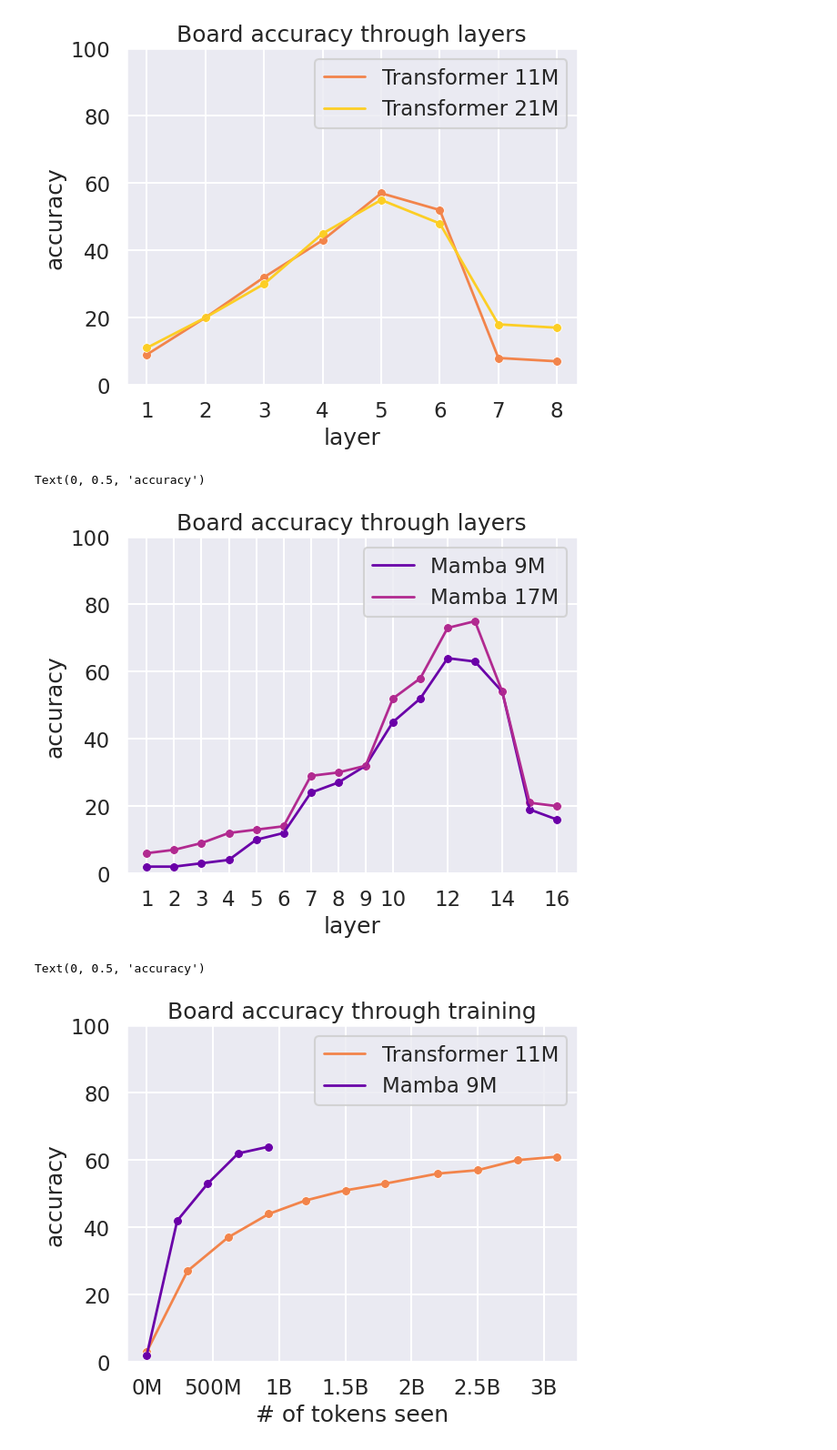
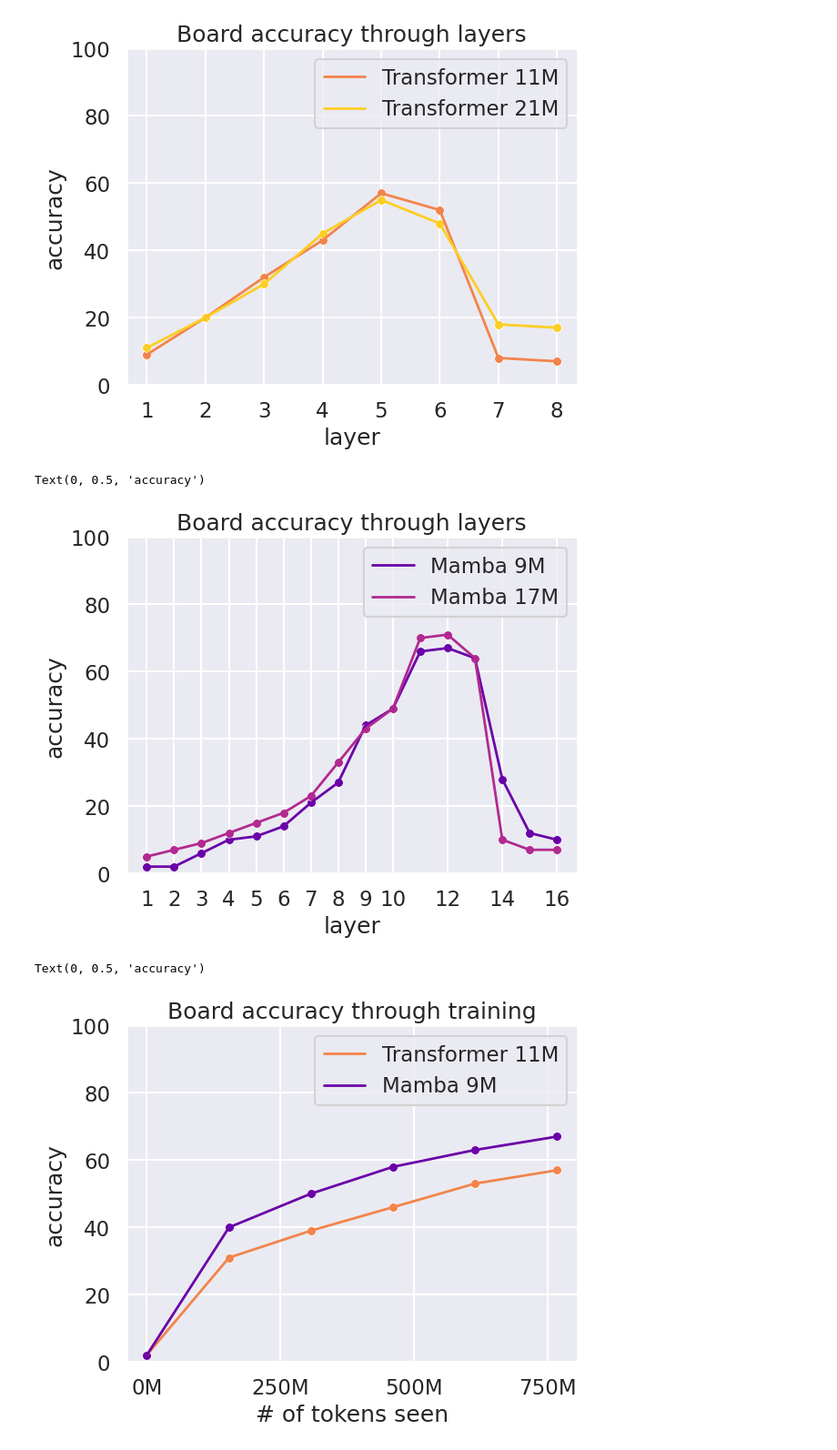
Before and after one commit to alxndrTL/othello_mamba, a Jupyter notebook: plots.ipynb, the cells around one changed output. Shown at 91% size. Drawn from its saved outputs; the diff is of its cells as text; code cells hidden in the pictures.

```diff
--- a/plots.ipynb
+++ b/plots.ipynb
@@ -43,8 +49,8 @@ Text(0, 0.5, 'accuracy')
 [figure]
 # %%
 x_data = [1, 2, 3, 4, 5, 6, 7, 8, 9, 10, 11, 12, 13, 14, 15, 16]
-y1 = [2, 2, 3, 4, 10, 12, 24, 27, 32, 45, 52, 64, 63, 54, 19, 16] # 9M board acc
-y2 = [6, 7, 9, 12, 13, 14, 29, 30, 32, 52, 58, 73, 75, 54, 21, 20] # 17M board acc
+y1 = [2, 2, 6, 10, 11, 14, 21, 27, 44, 49, 66, 67, 64, 28, 12, 10] # 9M board acc (sparkling-butterfly-50)
+y2 = [5, 7, 9, 12, 15, 18, 23, 33, 43, 49, 70, 71, 64, 10, 7, 7] # 17M board acc (stoic-lion-30)
 
 #sns.set_context('talk')
 sns.set_theme('talk')
@@ -63,35 +69,35 @@ ax.set_xlabel('layer')
 ax.set_ylabel('accuracy')
 # %% [output]
 Text(0, 0.5, 'accuracy')
-[figure, old version]
+[figure, new version]
 # %%
-x1 = [0, 307, 614, 922, 1200, 1500, 1800, 2200, 2500, 2800, 3100]
-y1 = [3, 27, 37, 44, 48, 51, 53, 56, 57, 60, 61] # 11M Transformer board acc
+x1 = [0, 154, 307, 461, 614, 768] # millions of tokens
+y1 = [2, 31, 39, 46, 53, 57] # breezy-breeze-46 board acc through training (11M Transformer)
 
-x2 = [0, 230, 460, 691, 922]
-y2 = [2, 42, 53, 62, 64] # 9M Mamba board acc
+x2 = [0, 154, 307, 461, 614, 768] # millions of tokens
+y2 = [2, 40, 50, 58, 63, 67] # sparkling-butterfly-50 board acc through training (9M Mamba)
 
 cmap = cm.plasma
 colors = [cmap(0.7), cmap(0.9), cmap(0.2), cmap(0.4)]
 
 sns.set_theme('talk')
 
 ax = sns.lineplot(x=x1, y=y1, color=colors[0], linewidth=2, label="Transformer 11M")
 sns.scatterplot(ax=ax, x=x1, y=y1, color=colors[0], s=50)
 
 sns.lineplot(ax=ax, x=x2, y=y2, color=colors[2], linewidth=2, label="Mamba 9M")
 sns.scatterplot(ax=ax, x=x2, y=y2, color=colors[2], s=50)
 
-xticks = [0, 500, 1000, 1500, 2000, 2500, 3000]
-xlabels = ["0M", "500M", "1B", "1.5B", "2B", "2.5B", "3B"]
+xticks = [0, 250, 500, 750]
+xlabels = ["0M", "250M", "500M", "750M"]
 ax.set_xticks(xticks)
 ax.set_xticklabels(xlabels , rotation=0)
 
 ax.set_ybound(0, 100)
 
 ax.set_title('Board accuracy through training', fontsize=18)
 ax.set_xlabel('# of tokens seen')
 ax.set_ylabel('accuracy')
 # %% [output]
 Text(0, 0.5, 'accuracy')
-[figure, old version]
+[figure, new version]
```
Also changed, not shown: parts of 2 cells of this notebook, 16 other files.
